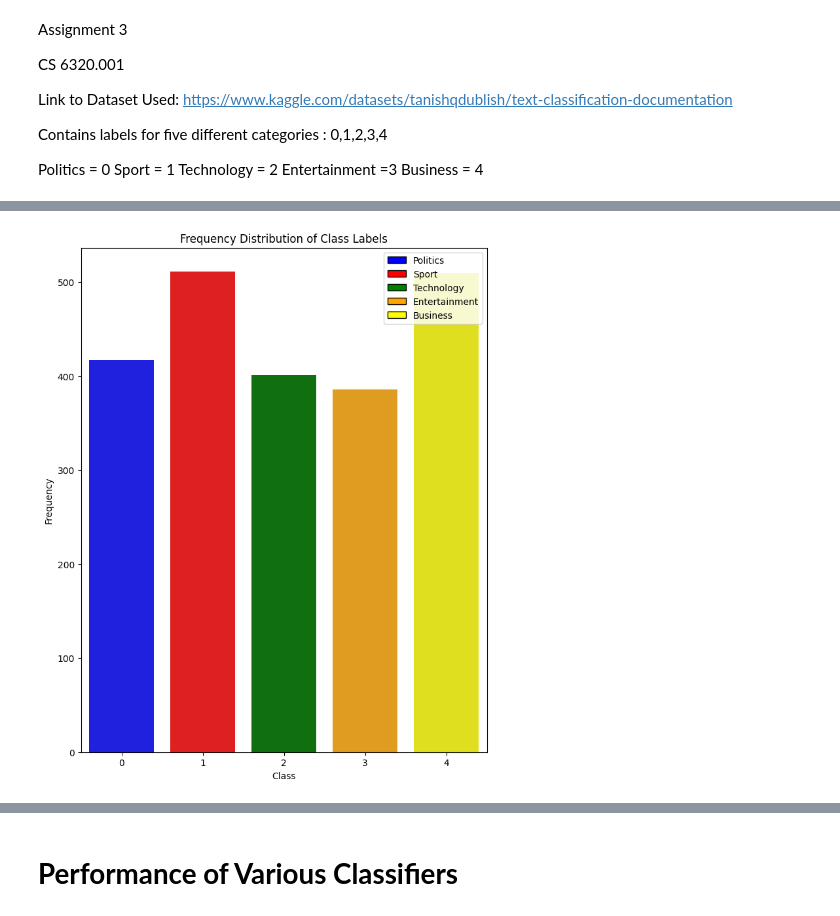
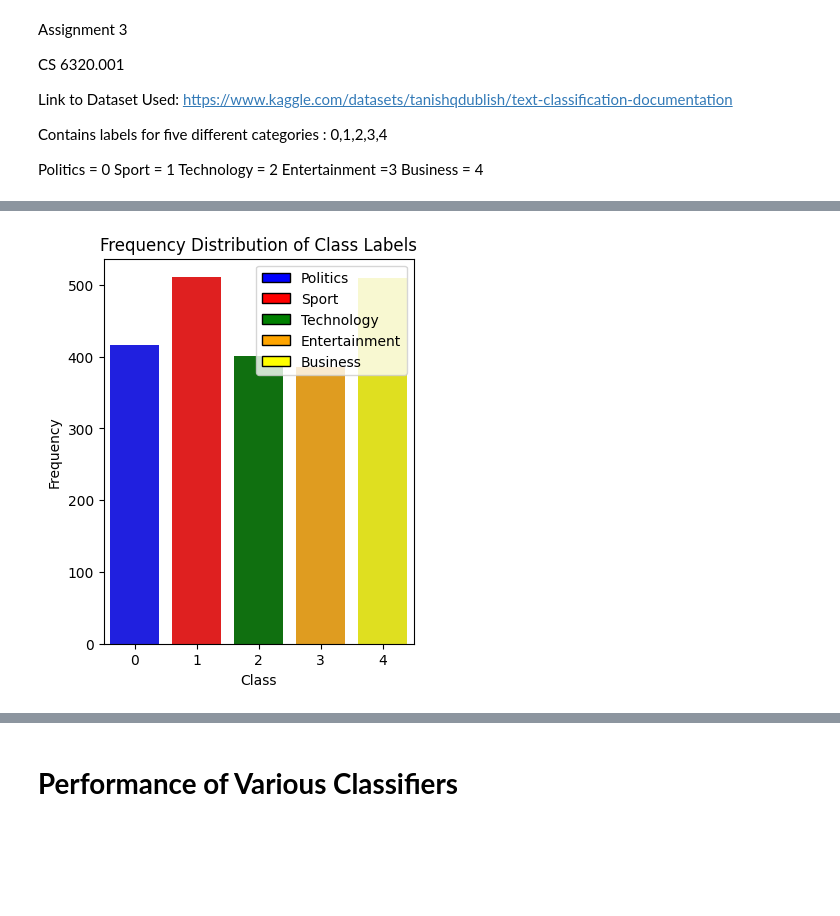
Before and after one commit to ssudharsan93/graduate_program, a Jupyter notebook: Spring 2024/CS 6320/Assignment 3/Assignment_3.ipynb, the cells around one changed output, grey strips where cells are left out. Saved outputs shown, nothing was run; the diff lists cells and outputs as text; code cells hidden in the pictures; blank space fills up the shorter version.

```diff
--- a/Spring 2024/CS 6320/Assignment 3/Assignment_3.ipynb
+++ b/Spring 2024/CS 6320/Assignment 3/Assignment_3.ipynb
@@ -51,6 +15,23 @@ classification_df
 # %%
+#Handle Imports and Downloads
+import pandas as pd
+import matplotlib.pyplot as plt
+from matplotlib.patches import Patch
+import seaborn as sns
+
+import sklearn
+import nltk
+import numpy as np
+
+nltk.download('punkt')
+nltk.download('stopwords')
+
 from nltk.tokenize import word_tokenize
 from nltk.corpus import stopwords
+
+#Output Data that was Read in.
+classification_data_file = "df_file.csv"
+classification_df = pd.read_csv(classification_data_file)
 
 columns = classification_df.columns.tolist()
 split_random_state = np.random.randint(1000)
@@ -76,7 +57,7 @@ legend_mapping = {
     4 : "Business",
 }
 
-plt.figure(figsize=(8, 10))
+plt.figure(figsize=(4, 5))
 sns.barplot(x=class_counts.index, y=class_counts.values, palette=colors, hue=class_counts.index)
 
 plt.xlabel('Class')
@@ -91,4 +76,4 @@ plt.show()
-[figure, old version]
+[figure, new version]
 # %%
 from sklearn.feature_extraction.text import TfidfVectorizer
 from sklearn.model_selection import train_test_split
```
Also changed, not shown: parts of 4 cells of this notebook.
